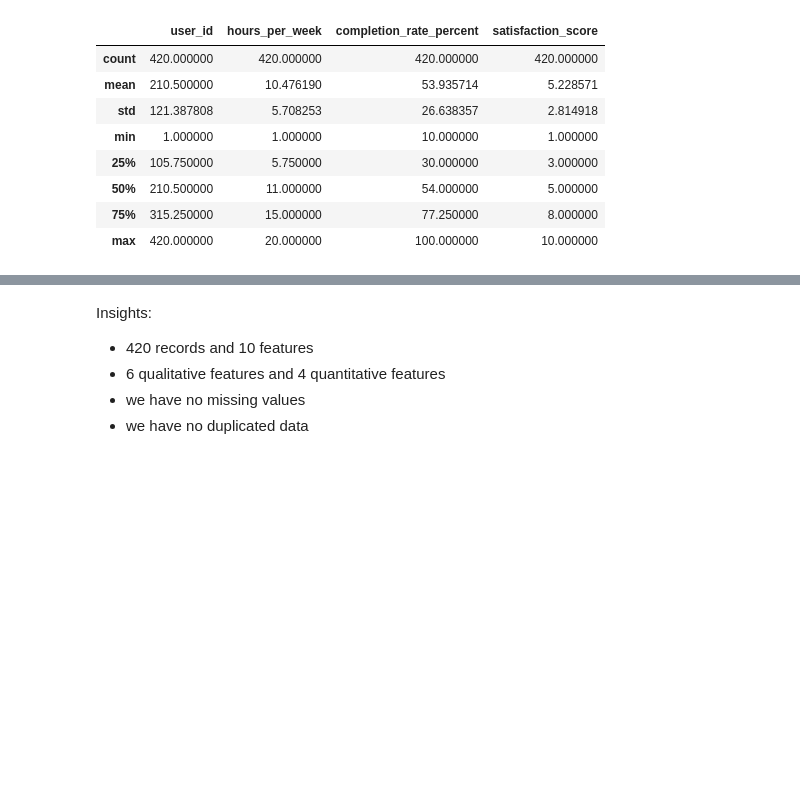
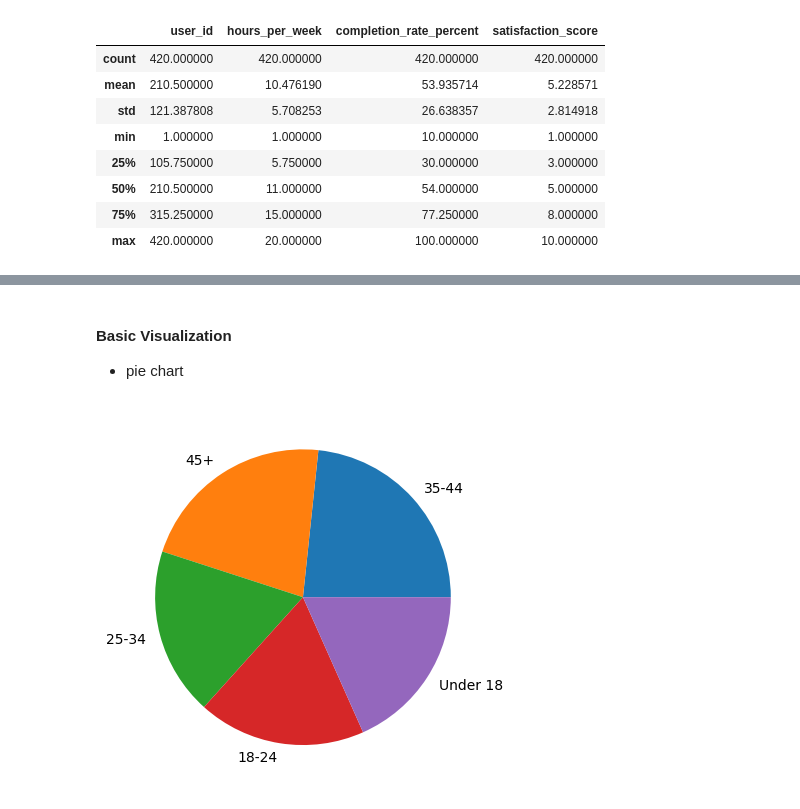
Before and after one commit to JosephRidge/Analysis101, a Jupyter notebook: online_learning_platform_usage.ipynb, the cells around one changed output, grey strips where cells are left out. Saved outputs shown, nothing was run; the diff lists cells and outputs as text; code cells hidden in the pictures; blank space fills up the shorter version.

```diff
--- a/online_learning_platform_usage.ipynb
+++ b/online_learning_platform_usage.ipynb
@@ -175,6 +190,19 @@ learning_df.describe(include='object')
-# %% [markdown]
-Insights:
-- 420 records and 10 features
-- 6 qualitative features and 4 quantitative features
-- we have no missing values
-- we have no duplicated data
+# %% [markdown]
+#### **Basic Visualization**
+- pie chart
+# %%
+# plots pie chart
+def plotPieChart(labels, data):
+    fig, ax = plt.subplots()
+    ax.pie(data, labels=labels)
+
+# returns the labels and data for plotting
+def getLabelData(df, targetColumn):
+    labels =df[targetColumn].unique()
+    data = list(df[targetColumn].value_counts())
+    return labels, data
+# %%
+label, data = getLabelData(learning_df, 'age_group')
+plotPieChart(label, data )
+# %% [output]
+[figure, added]
```
Also changed, not shown: parts of 7 cells of this notebook.
